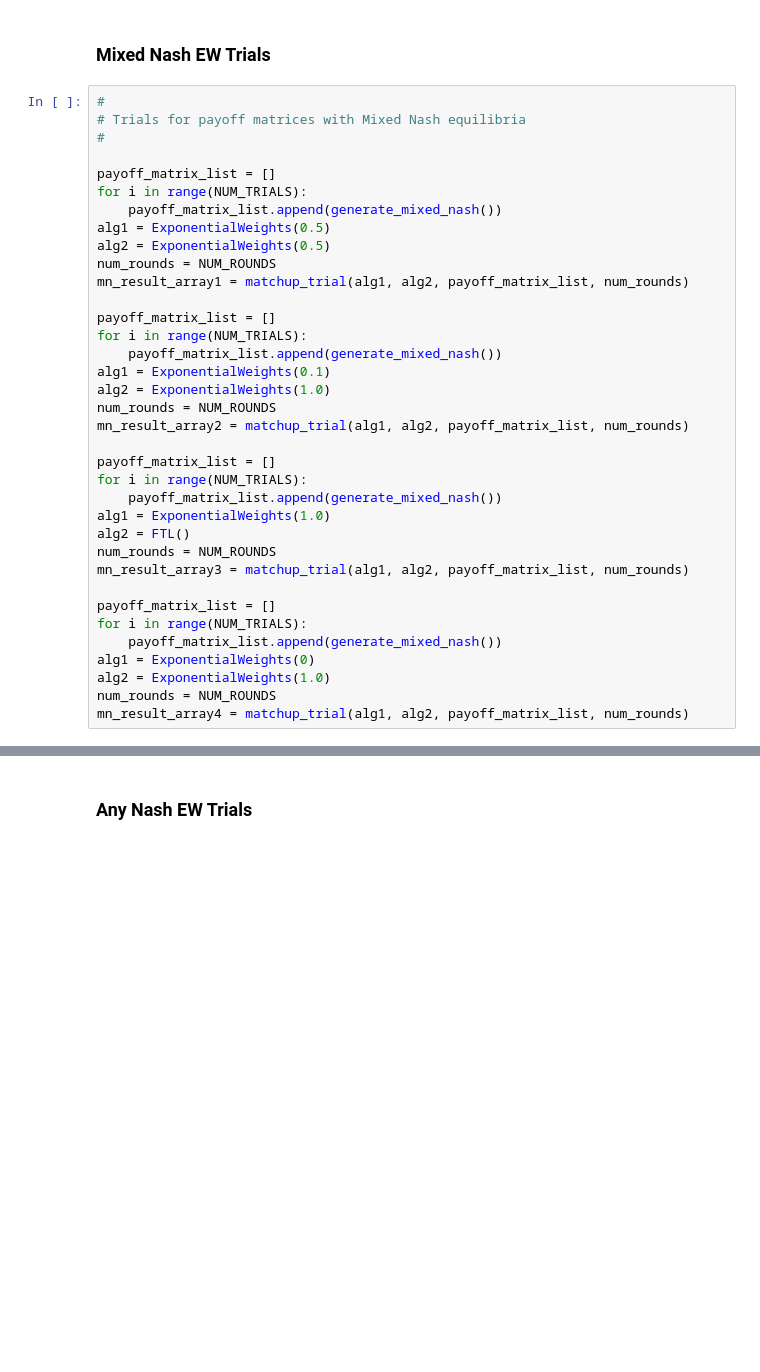
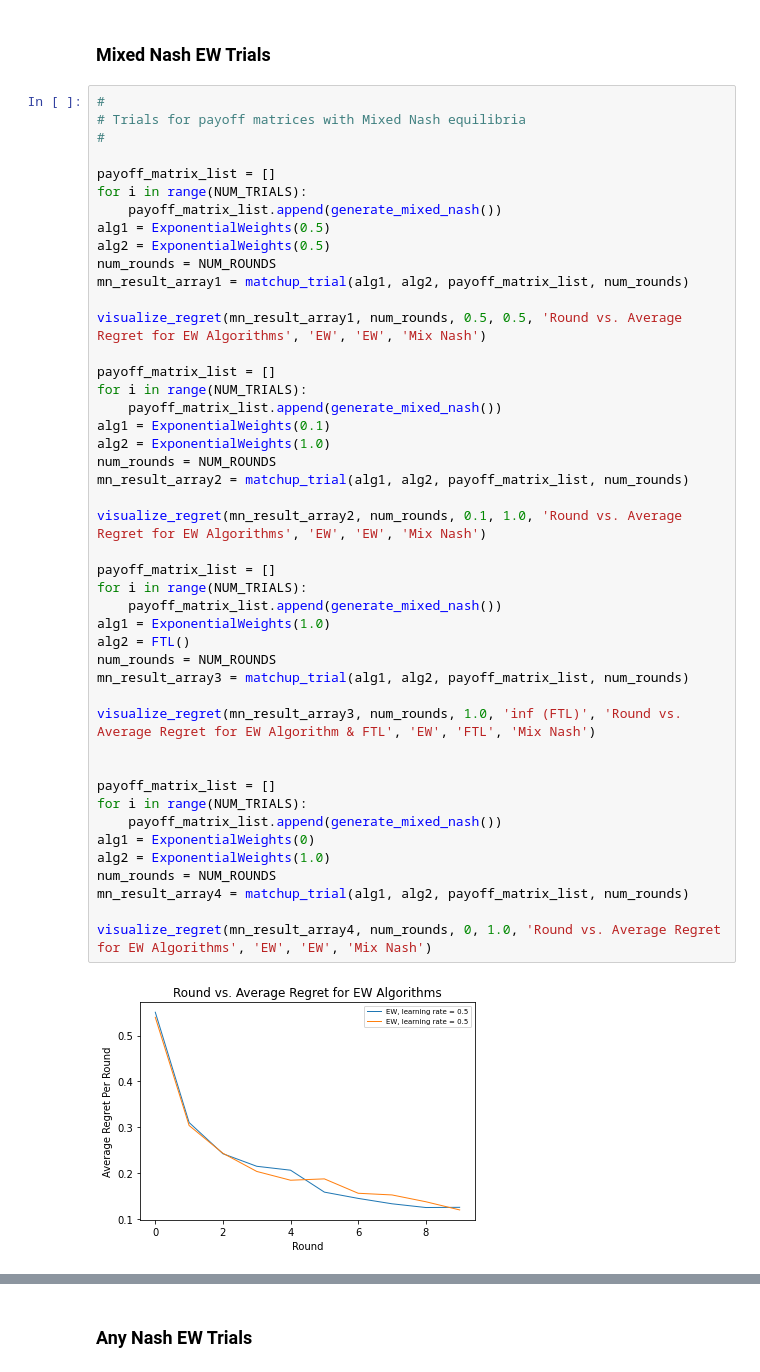
Before and after one commit to BrianGleason/online_markets_report_2, a Jupyter notebook: online_markets_report_3/Report3.ipynb, the cells around one changed output, grey strips where cells are left out. Cells and saved outputs as stored; diff of their text form; blank space fills up the shorter version.

```diff
--- a/online_markets_report_3/Report3.ipynb
+++ b/online_markets_report_3/Report3.ipynb
@@ -733,30 +794,41 @@ payoff_matrix_list = []
 for i in range(NUM_TRIALS):
     payoff_matrix_list.append(generate_mixed_nash())
 alg1 = ExponentialWeights(0.5)
 alg2 = ExponentialWeights(0.5)
 num_rounds = NUM_ROUNDS
 mn_result_array1 = matchup_trial(alg1, alg2, payoff_matrix_list, num_rounds)
 
+visualize_regret(mn_result_array1, num_rounds, 0.5, 0.5, 'Round vs. Average Regret for EW Algorithms', 'EW', 'EW', 'Mix Nash')
+
 payoff_matrix_list = []
 for i in range(NUM_TRIALS):
     payoff_matrix_list.append(generate_mixed_nash())
 alg1 = ExponentialWeights(0.1)
 alg2 = ExponentialWeights(1.0)
 num_rounds = NUM_ROUNDS
 mn_result_array2 = matchup_trial(alg1, alg2, payoff_matrix_list, num_rounds)
+
+visualize_regret(mn_result_array2, num_rounds, 0.1, 1.0, 'Round vs. Average Regret for EW Algorithms', 'EW', 'EW', 'Mix Nash')
 
 payoff_matrix_list = []
 for i in range(NUM_TRIALS):
     payoff_matrix_list.append(generate_mixed_nash())
 alg1 = ExponentialWeights(1.0)
 alg2 = FTL()
 num_rounds = NUM_ROUNDS
 mn_result_array3 = matchup_trial(alg1, alg2, payoff_matrix_list, num_rounds)
 
+visualize_regret(mn_result_array3, num_rounds, 1.0, 'inf (FTL)', 'Round vs. Average Regret for EW Algorithm & FTL', 'EW', 'FTL', 'Mix Nash')
+
+
 payoff_matrix_list = []
 for i in range(NUM_TRIALS):
     payoff_matrix_list.append(generate_mixed_nash())
 alg1 = ExponentialWeights(0)
 alg2 = ExponentialWeights(1.0)
 num_rounds = NUM_ROUNDS
 mn_result_array4 = matchup_trial(alg1, alg2, payoff_matrix_list, num_rounds)
+
+visualize_regret(mn_result_array4, num_rounds, 0, 1.0, 'Round vs. Average Regret for EW Algorithms', 'EW', 'EW', 'Mix Nash')
+# %% [output]
+[figure, added]
```
Also changed, not shown: parts of 23 cells of this notebook, 1 other file.
